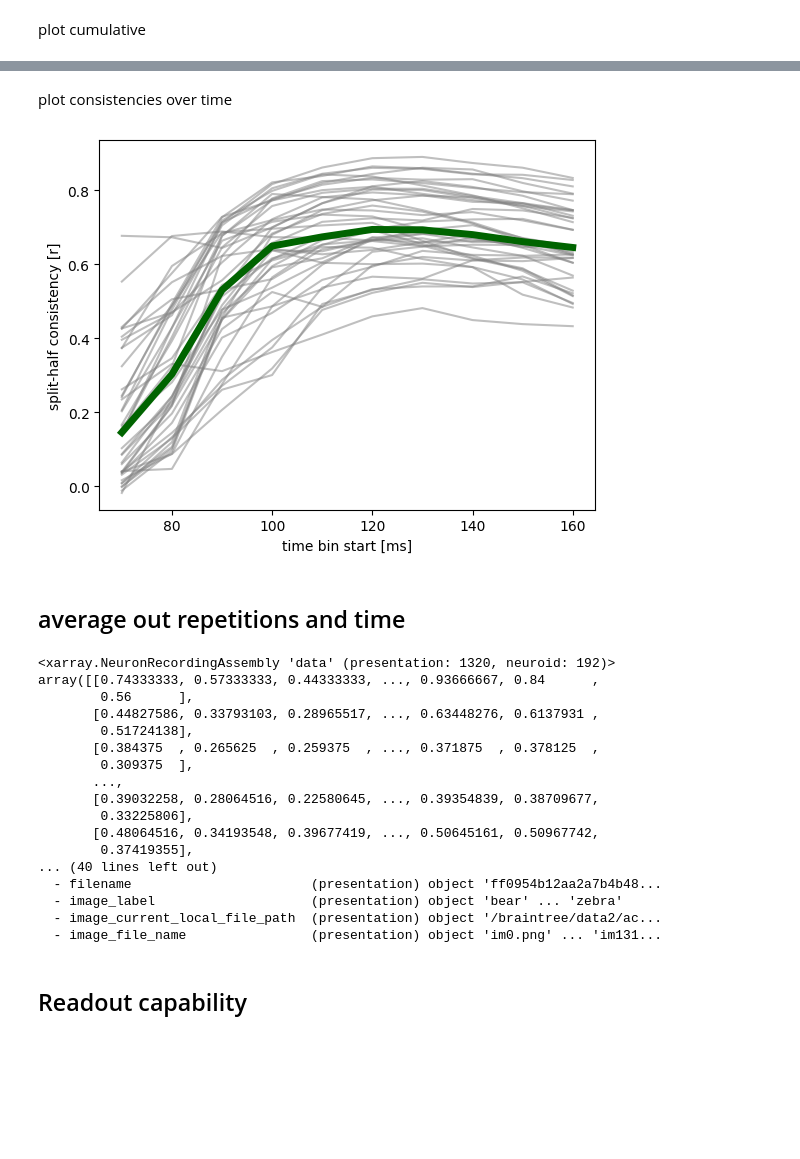
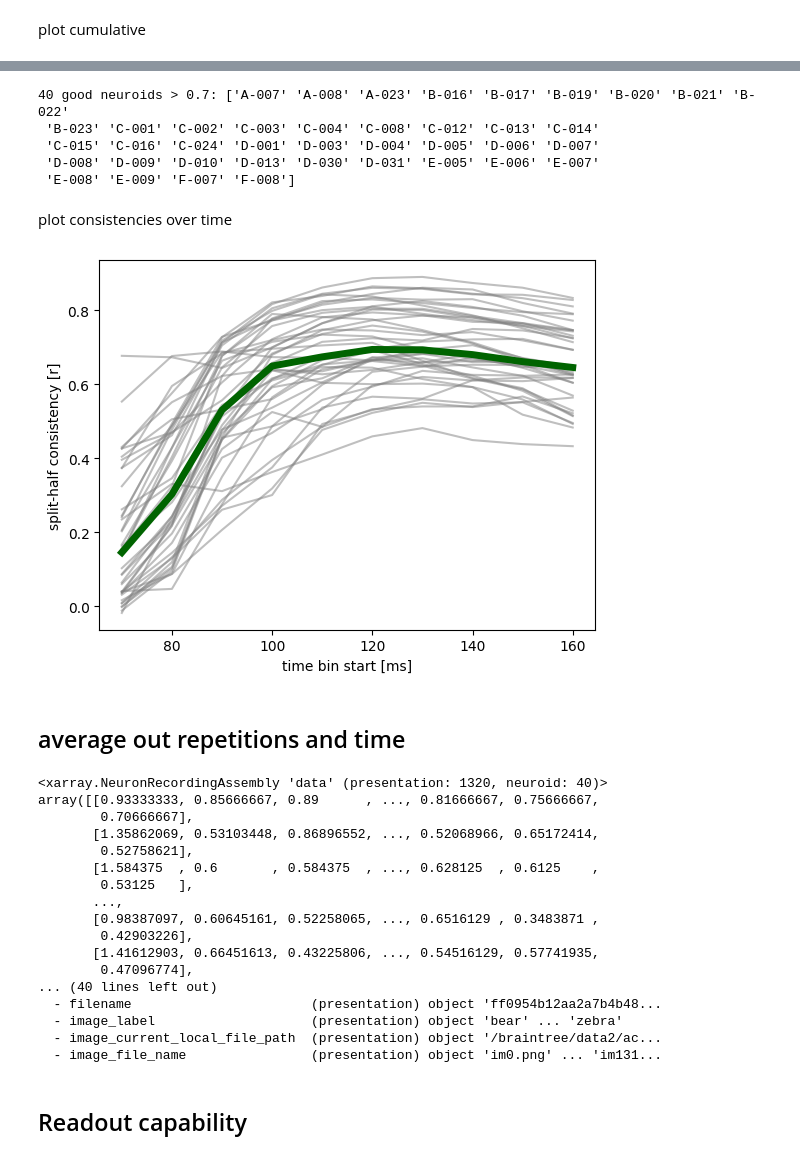
Before and after one commit to dicarlolab/pipeline_analysis, a Jupyter notebook: pico_muri.ipynb, the cells around one changed output, grey strips where cells are left out. Saved outputs shown, nothing was run; the diff lists cells and outputs as text; code cells hidden in the pictures; blank space fills up the shorter version.

```diff
--- a/pico_muri.ipynb
+++ b/pico_muri.ipynb
@@ -101,36 +55,46 @@ filtered_assembly = raw_assembly[{'neuroid': [neuroid_id in good_neuroids
+# %%
+from pipeline_analysis.internal_consistency import filter_assembly
+
+filtered_assembly = filter_assembly(raw_assembly, consistency_threshold=0.7)
+print(f"{len(filtered_assembly['neuroid'])} good neuroids > 0.7: {filtered_assembly['neuroid_id'].values}")
+# %% [output]
+40 good neuroids > 0.7: ['A-007' 'A-008' 'A-023' 'B-016' 'B-017' 'B-019' 'B-020' 'B-021' 'B-022'
+ 'B-023' 'C-001' 'C-002' 'C-003' 'C-004' 'C-008' 'C-012' 'C-013' 'C-014'
+ 'C-015' 'C-016' 'C-024' 'D-001' 'D-003' 'D-004' 'D-005' 'D-006' 'D-007'
+ 'D-008' 'D-009' 'D-010' 'D-013' 'D-030' 'D-031' 'E-005' 'E-006' 'E-007'
+ 'E-008' 'E-009' 'F-007' 'F-008']
 # %% [markdown]
 plot consistencies over time
-# %%
-fig = plot_internal_consistency_over_time(filtered_assembly)
-fig.show()
-# %% [output]
-[figure, removed]
+# %%
+from pipeline_analysis.internal_consistency import plot_internal_consistency_over_time
+
+plot_internal_consistency_over_time(filtered_assembly)
+# %% [output]
+[figure, added]
 # %% [markdown]
 ## average out repetitions and time
-# %%
-from pipeline_analysis.internal_consistency import average_repetitions
-
-assembly = average_repetitions(raw_assembly)
-assembly = assembly[{'time_bin': [70 <= start <= 170 for start in assembly['time_bin_start_ms'].values]}]
-assembly = assembly.mean('time_bin')
-print(assembly)
-# %% [output]
-<xarray.NeuronRecordingAssembly 'data' (presentation: 1320, neuroid: 192)>
-array([[0.74333333, 0.57333333, 0.44333333, ..., 0.93666667, 0.84      ,
-        0.56      ],
-       [0.44827586, 0.33793103, 0.28965517, ..., 0.63448276, 0.6137931 ,
-        0.51724138],
-       [0.384375  , 0.265625  , 0.259375  , ..., 0.371875  , 0.378125  ,
-        0.309375  ],
-       ...,
-       [0.39032258, 0.28064516, 0.22580645, ..., 0.39354839, 0.38709677,
-        0.33225806],
-       [0.48064516, 0.34193548, 0.39677419, ..., 0.50645161, 0.50967742,
-        0.37419355],
-... (40 lines left out)
-  - filename                       (presentation) object 'ff0954b12aa2a7b4b48...
-  - image_label                    (presentation) object 'bear' ... 'zebra'
-  - image_current_local_file_path  (presentation) object '/braintree/data2/ac...
-  - image_file_name                (presentation) object 'im0.png' ... 'im131...
+# %%
+from pipeline_analysis import average_time_and_repetitions
+
+assembly = average_time_and_repetitions(filtered_assembly)
+print(assembly)
+# %% [output]
+<xarray.NeuronRecordingAssembly 'data' (presentation: 1320, neuroid: 40)>
+array([[0.93333333, 0.85666667, 0.89      , ..., 0.81666667, 0.75666667,
+        0.70666667],
+       [1.35862069, 0.53103448, 0.86896552, ..., 0.52068966, 0.65172414,
+        0.52758621],
+       [1.584375  , 0.6       , 0.584375  , ..., 0.628125  , 0.6125    ,
+        0.53125   ],
+       ...,
+       [0.98387097, 0.60645161, 0.52258065, ..., 0.6516129 , 0.3483871 ,
+        0.42903226],
+       [1.41612903, 0.66451613, 0.43225806, ..., 0.54516129, 0.57741935,
+        0.47096774],
+... (40 lines left out)
+  - filename                       (presentation) object 'ff0954b12aa2a7b4b48...
+  - image_label                    (presentation) object 'bear' ... 'zebra'
+  - image_current_local_file_path  (presentation) object '/braintree/data2/ac...
+  - image_file_name                (presentation) object 'im0.png' ... 'im131...
 # %% [markdown]
 ## Readout capability
```
Also changed, not shown: parts of 10 cells of this notebook, 3 other files.
